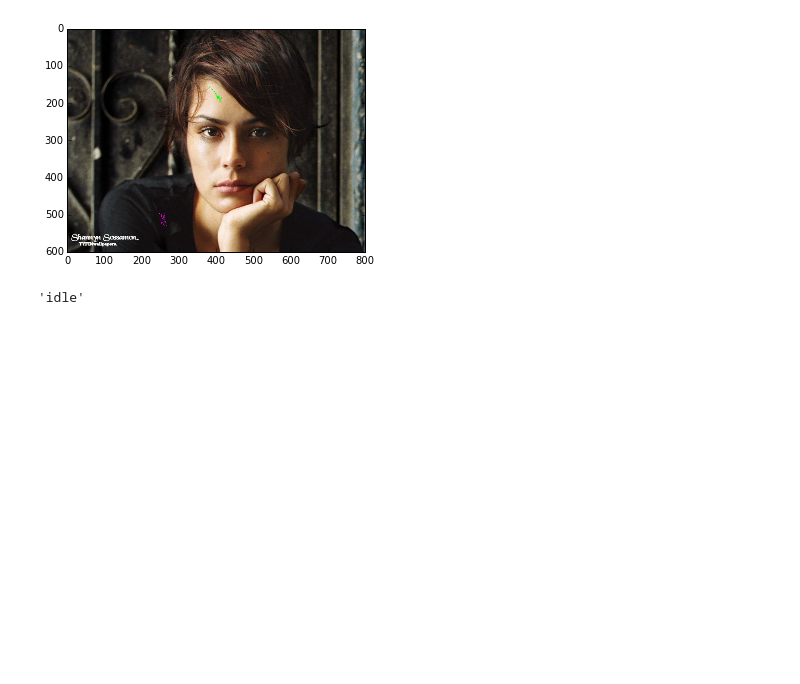
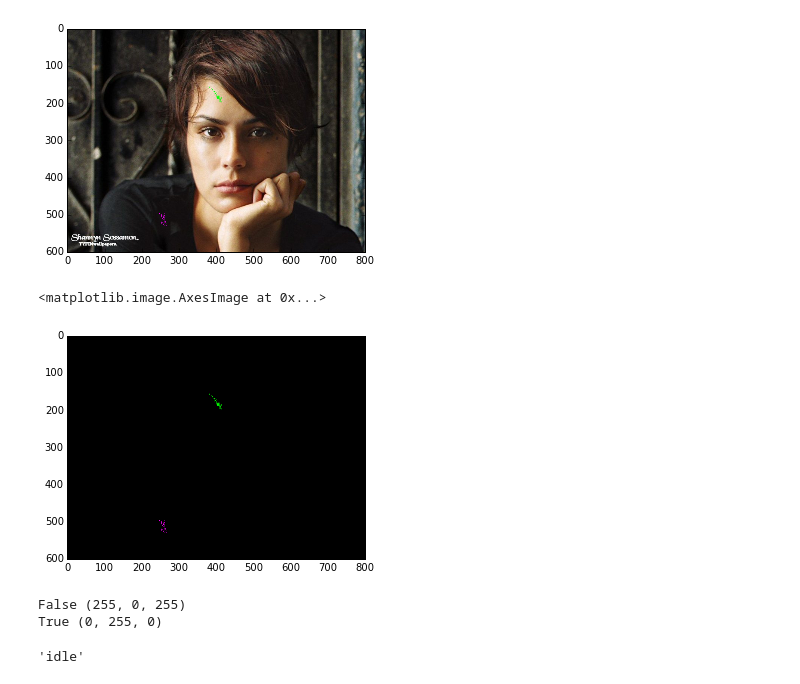
Before and after one commit to anich003/opencv_practice, a Jupyter notebook: scratchpad.ipynb, the cells around one changed output. Saved outputs shown, nothing was run; the diff lists cells and outputs as text; code cells hidden in the pictures; blank space fills up the shorter version.

```diff
--- a/scratchpad.ipynb
+++ b/scratchpad.ipynb
@@ -6,12 +6,3 @@ import numpy as np
 
 import skimage as sk
 from skimage import io
-# %%
-mode = False
-
-mode_color = {
-    True:(0,255,0),
-    False:(255,0,255)
-}
-
-mode_color[mode]
@@ -76,6 +80,18 @@ plt.imshow(cpy)
 # %% [output]
 <matplotlib.image.AxesImage at 0x...>
 [figure]
+# %%
+mask = np.where(img != cpy,cpy,0)
+plt.imshow(mask)
+# %% [output]
+<matplotlib.image.AxesImage at 0x...>
+[figure, added]
+# %%
+for label,color in mode_color.items():
+    print(label,color)
+# %% [output]
+False (255, 0, 255)
+True (0, 255, 0)
 # %%
 modes = ['idle','label','erase']
 modes_idx = 0
```
Also changed, not shown: parts of 31 cells of this notebook, 2 other files.
